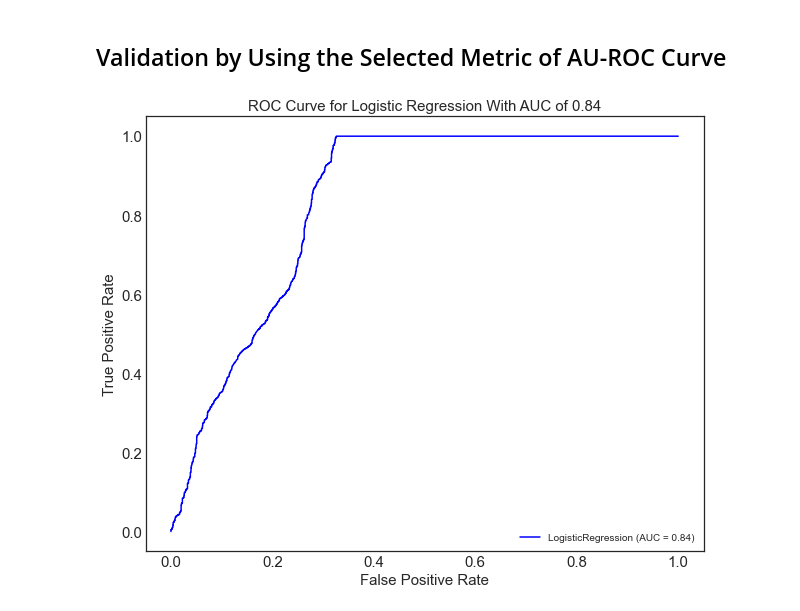
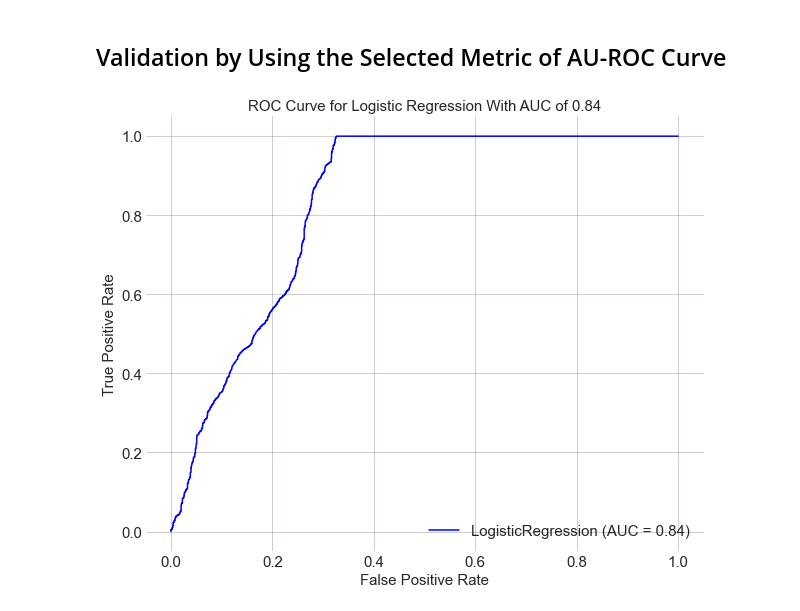
Before and after one commit to ITrustNumbers/A_Classification_Model_To_Predict_Blight_Compliance, a Jupyter notebook: Model Validation.ipynb, the cells around one changed output. Drawn from its saved outputs; the diff is of its cells as text; code cells hidden in the pictures.

```diff
--- a/Model Validation.ipynb
+++ b/Model Validation.ipynb
@@ -45,28 +45,31 @@ lgr = LogisticRegression(C=100,class_weight={0:0.3,1:0.7},max_iter=1000).fit(X_t
 # %%
 from sklearn.metrics import plot_roc_curve
 from sklearn.metrics import roc_auc_score
 
 X_test = val.drop('compliance',axis=1)
 y_test = val.compliance
 
 #Probability Scores
 y_score = lgr.predict_proba(X_test)
 
 #Setting The Canvas
 import pylab as plot
 plt.figure(figsize=(10,8))
 ax=plt.gca()
 params = {'axes.labelsize': 15,
          'axes.titlesize':15,
          'xtick.labelsize':15,
          'ytick.labelsize':15}
 plot.rcParams.update(params)
 plt.style.use('seaborn-white')
 
 #Plotting ROC Curve
 plot_roc_curve(lgr, X_test, y_test,ax=ax,color='b');
 plt.title('ROC Curve for Logistic Regression With AUC of {:.2f}'.format(roc_auc_score(y_test,y_score[:,1])));
-plt.legend(frameon=False,loc=4);
+plt.legend(frameon=False,loc=4,fontsize=15);
+plt.grid(which='both',color='lightslategrey',alpha=0.5)
+for sp in plt.gca().spines.values():
+    sp.set_visible(False)
 plt.savefig('Visualizations/Validation.png')
 # %% [output]
-[figure, old version]
+[figure, new version]
```
Also changed, not shown: 10 other files.
